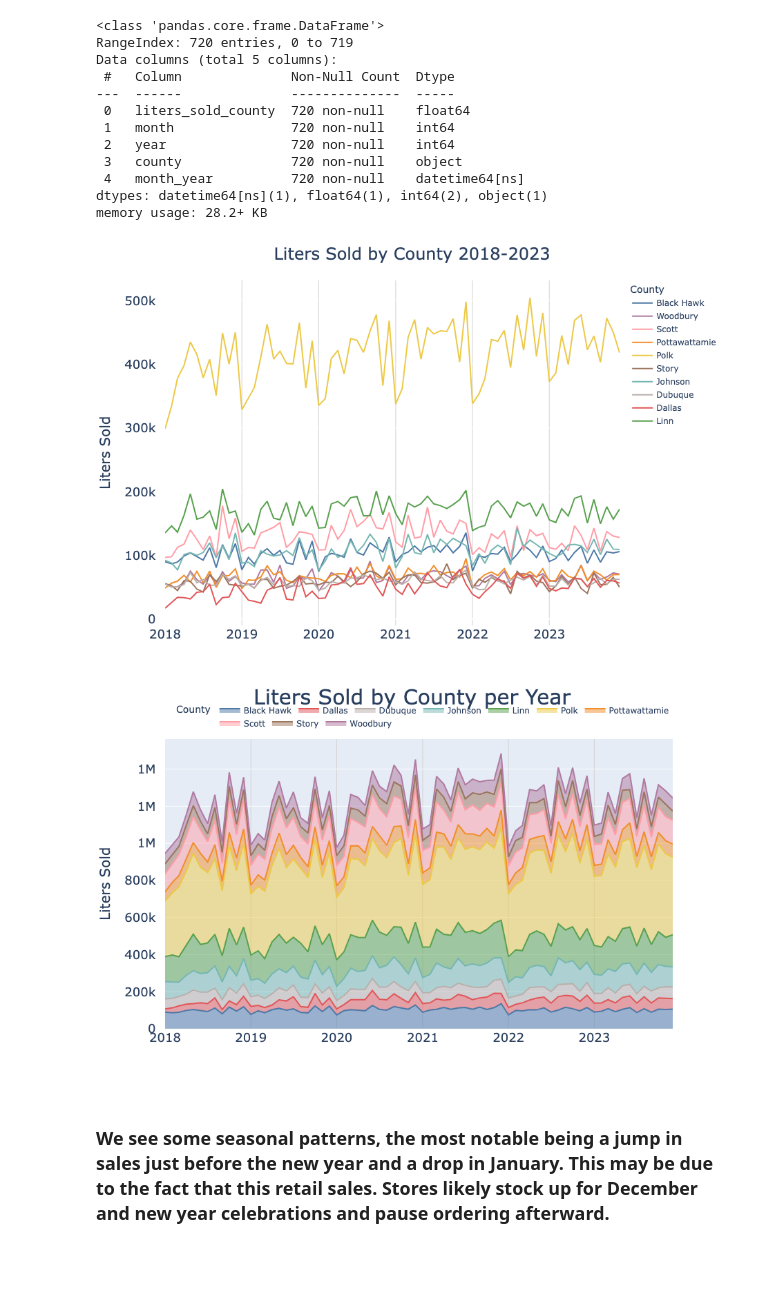
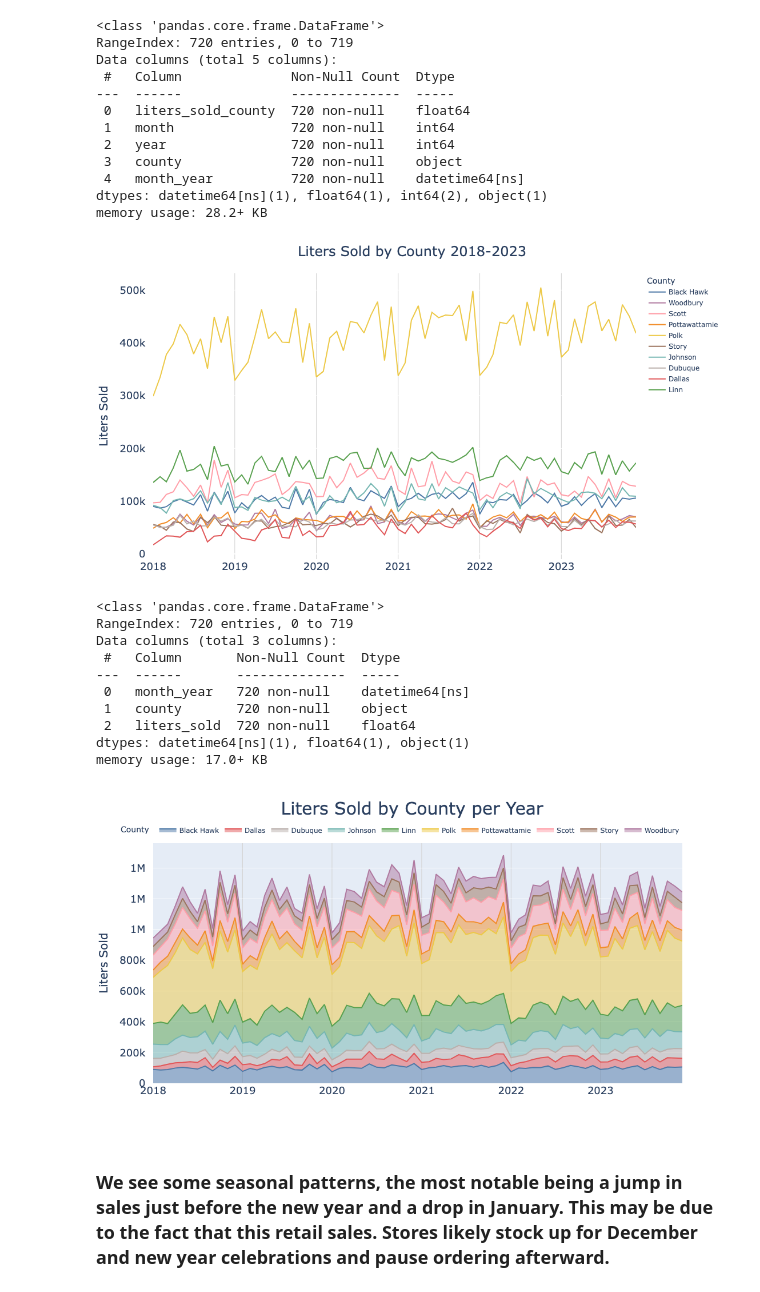
Before and after one commit to amoutafian/iowa_liquor_project, a Jupyter notebook: iowa_liquor_continued_exploratory_analysis.ipynb, the cells around one changed output. Drawn from its saved outputs; the diff is of its cells as text; code cells hidden in the pictures; blank space fills up the shorter version.

```diff
--- a/iowa_liquor_continued_exploratory_analysis.ipynb
+++ b/iowa_liquor_continued_exploratory_analysis.ipynb
@@ -70,7 +72,7 @@ fig = px.line(
     orientation='h',  # Horizontal bar chart
     color='county',  # Assign colors based on 'county' field
     color_discrete_map=county_colors,  # Apply custom colors
-    labels={'liters_sold': 'Liters Sold ', 'county': 'County ', 'month_year': 'Month, Year '},  # Custom labels
+    labels={'liters_sold': 'Liters Sold ', 'county': 'County ', 'month_year': 'Month Year ', 'liters_sold_county': 'Liters Sold '},  # Custom labels
     height=600  # Adjust height to accommodate all counties
 )
 
@@ -79,46 +81,60 @@ fig.update_layout(
     xaxis=dict(
         title=None,
         tickfont=dict(size=18),
         title_font = dict(size = 20),
         showgrid = True,
         gridcolor = 'LightGrey'
 
     ),
     yaxis=dict(
         title= 'Liters Sold',
         title_font = dict(size = 20),
         tickfont=dict(size=18),
         ticksuffix = '  '#
     ),
 
     title=dict(
         text = "Liters Sold by County 2018-2023",
         font = dict(size = 30),
         x = .5,
         xanchor = 'center'
      ),
 
     showlegend=True,
     plot_bgcolor='rgba(0,0,0,0)',  # Transparent background for the plot area
     margin=dict(l=40, r=40, t=60, b=40),  # Left, Right, Top, Bottom margins
     title_font_size = 24
 )
 
 fig.show()
 # %% [output]
-[figure, old version]
+[figure, new version]
+# %%
+month_df_long['month_year'] = pd.to_datetime(month_df_long['month_year'])
+month_df_long.info()
+# %% [output]
+<class 'pandas.core.frame.DataFrame'>
+RangeIndex: 720 entries, 0 to 719
+Data columns (total 3 columns):
+ #   Column       Non-Null Count  Dtype
+---  ------       --------------  -----
+ 0   month_year   720 non-null    datetime64[ns]
+ 1   county       720 non-null    object
+ 2   liters_sold  720 non-null    float64
+dtypes: datetime64[ns](1), float64(1), object(1)
+memory usage: 17.0+ KB
 # %%
-
 # Create the stacked area chart
 fig = px.area(
-    pivot_table_month_df_long,
+    month_df_long,
     x='month_year',
-    y='Liters Sold',
-    color='County',
+    y='liters_sold',
+    color='county',
     color_discrete_map=county_colors,  # Custom colors
     title='Liters Sold by County',
-    labels={'index': 'Month Year'}
-
+    labels={'index': 'Month Year', 'county': 'County ', 'month_year': 'Month Year ', 'liters_sold':'Liters Sold '},
+    width = 1100,
+    height = 600
 )
 
 # Update layout
@@ -151,11 +167,11 @@ fig.update_layout(
         font = dict(size = 30),
         x = .5,
         xanchor = 'center'),
-     width = 1100, height = 600
+
 )
 # Display the plot
 fig.show()
 # %% [output]
-[figure, old version]
+[figure, new version]
 # %% [markdown]
 ### We see some seasonal patterns, the most notable being a jump in sales just before the new year and a drop in January. This may be due to the fact that this retail sales. Stores likely stock up for December and new year celebrations and pause ordering afterward.
```
Also changed, not shown: parts of 10 cells of this notebook, 2 other files.
